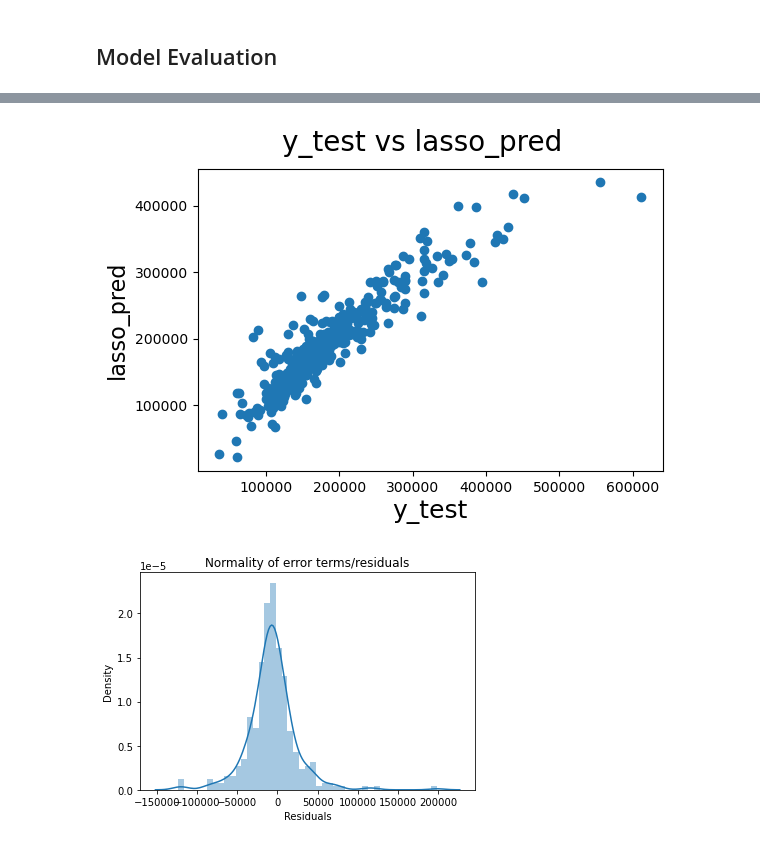
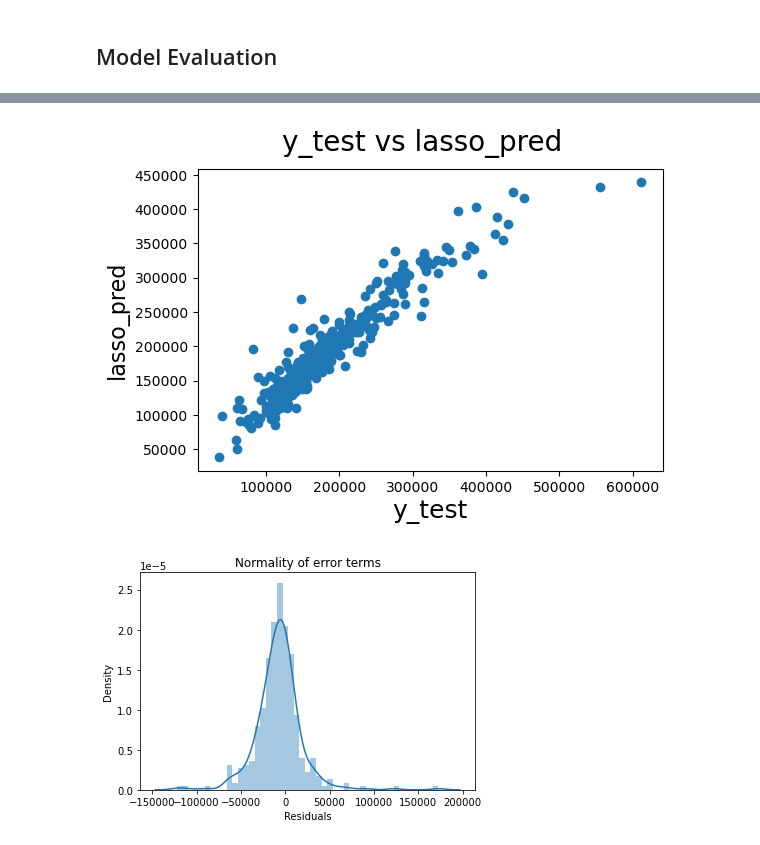
Before and after one commit to namadipta/House-Price-Prediction, a Jupyter notebook: House-Price-Prediction.ipynb, the cells around one changed output, grey strips where cells are left out. Saved outputs shown, nothing was run; the diff lists cells and outputs as text; code cells hidden in the pictures.

```diff
--- a/House-Price-Prediction.ipynb
+++ b/House-Price-Prediction.ipynb
@@ -397,11 +397,10 @@ X_test.head()
 # %%
 ### Build Linear Regression Model Automated Approach
 lm = LinearRegression()
-lm.fit(X_train, y_train)
+lm=lm.fit(X_train, y_train)
 
-# Use RFE to eliminate some columns
-# Lets take top 15 features to build the model and drop columns based for manual approach
-rfe = RFE(lm, n_features_to_select=25)
+# Lets take top 25 features to build the model
+rfe = RFE(lm, n_features_to_select=50)
 rfe = rfe.fit(X_train, y_train)
 # %%
 # Lets check the columns selected by RFE
@@ -543,5 +544,6 @@ optimal alpha value is 0.1
 # %%
-alpha = 0.1
+#Fitting Ridge model for alpha = 1.0
+alpha = 1.0
 ridge = Ridge(alpha=alpha)
 ridge.fit(X_train1, y_train)
 ridge.coef_
@@ -625,5 +634,7 @@ optimal alpha value for Lasso is 9.0
 # %%
-alpha =9.0
+#Fitting Lasso model for alpha = 50
+
+alpha =50
 
 lasso = Lasso(alpha=alpha)
 
@@ -730,21 +747,21 @@ lasso_pred = lasso.predict(X_test1)
 # Plotting y_test and y_pred to understand the spread for lasso regression.
 fig = plt.figure(dpi=100)
 plt.scatter(y_test,lasso_pred)
-fig.suptitle('y_test vs lasso_pred', fontsize=20)              # Plot heading
-plt.xlabel('y_test', fontsize=18)                          # X-label
+fig.suptitle('y_test vs lasso_pred', fontsize=20)
+plt.xlabel('y_test', fontsize=18)
 plt.ylabel('lasso_pred', fontsize=16)
 plt.show()
 # %% [output]
-[figure, old version]
+[figure, new version]
 # %%
 y_res=y_test-lasso_pred
 # Distribution of errors
 sns.distplot(y_res,kde=True)
-plt.title('Normality of error terms/residuals')
+plt.title('Normality of error terms')
 plt.xlabel("Residuals")
 plt.show()
 # %% [output]
-[figure, old version]
+[figure, new version]
 # %%
 # Lets observe the changes in the coefficients after regularization
 # %%
```
Also changed, not shown: parts of 27 cells of this notebook, 1 other file.
